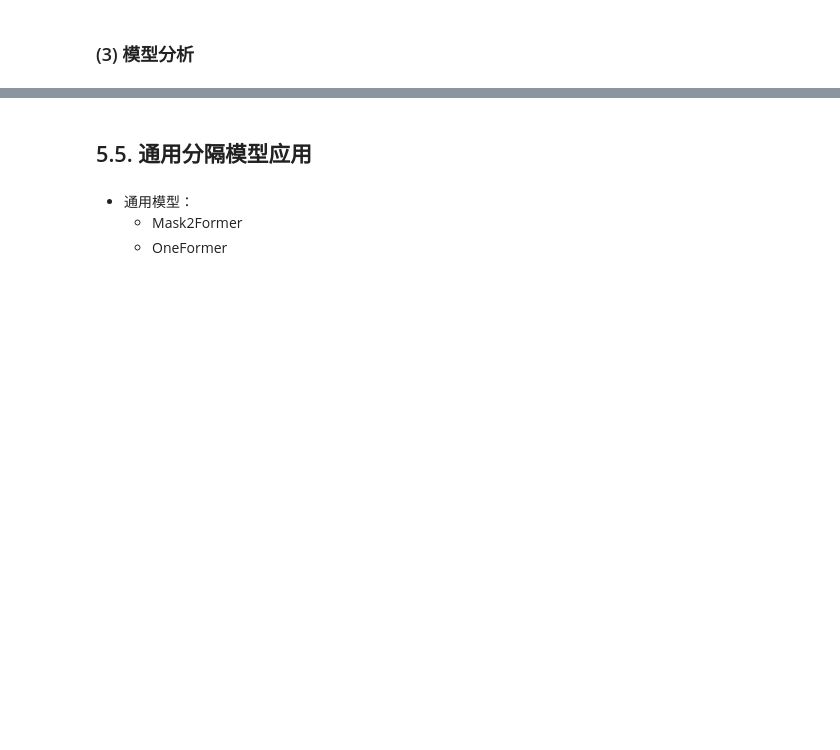
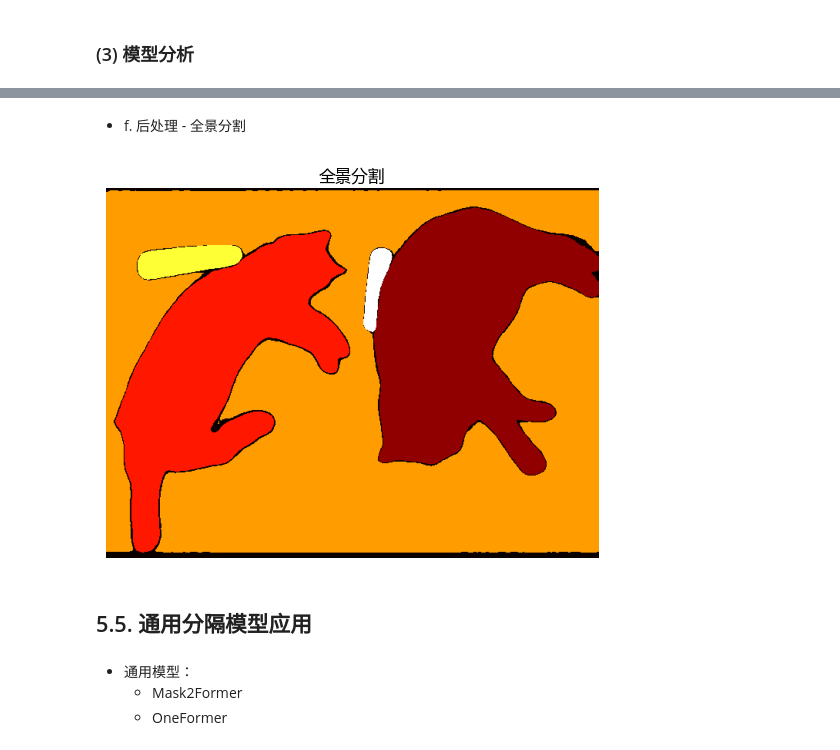
Before and after one commit to QiangAI/AI2026, a Jupyter notebook: transformers/05机器视觉任务处理-04目标分隔.ipynb, the cells around one changed output, grey strips where cells are left out. Cells and saved outputs as stored; diff of their text form; code cells hidden in the pictures; blank space fills up the shorter version.

```diff
--- a/transformers/05机器视觉任务处理-04目标分隔.ipynb
+++ b/transformers/05机器视觉任务处理-04目标分隔.ipynb
@@ -777,3 +1025,19 @@ plt.show
+# %% [markdown]
+- f. 后处理 - 全景分割
+# %%
+# 推理
+predictions = processor.post_process_panoptic_segmentation(
+    outputs,
+    target_sizes=original_image_sizes,
+)
+
+# 可视化
+plt.imshow(predictions[0]["segmentation"].cpu(), cmap="hot")
+plt.axis("off")
+plt.title("全景分割")
+plt.show()
+# %% [output]
+[figure, added]
 # %% [markdown]
 ## 5.5. 通用分隔模型应用
 # %% [markdown]
```
Also changed, not shown: parts of 39 cells of this notebook, 1 other file.
